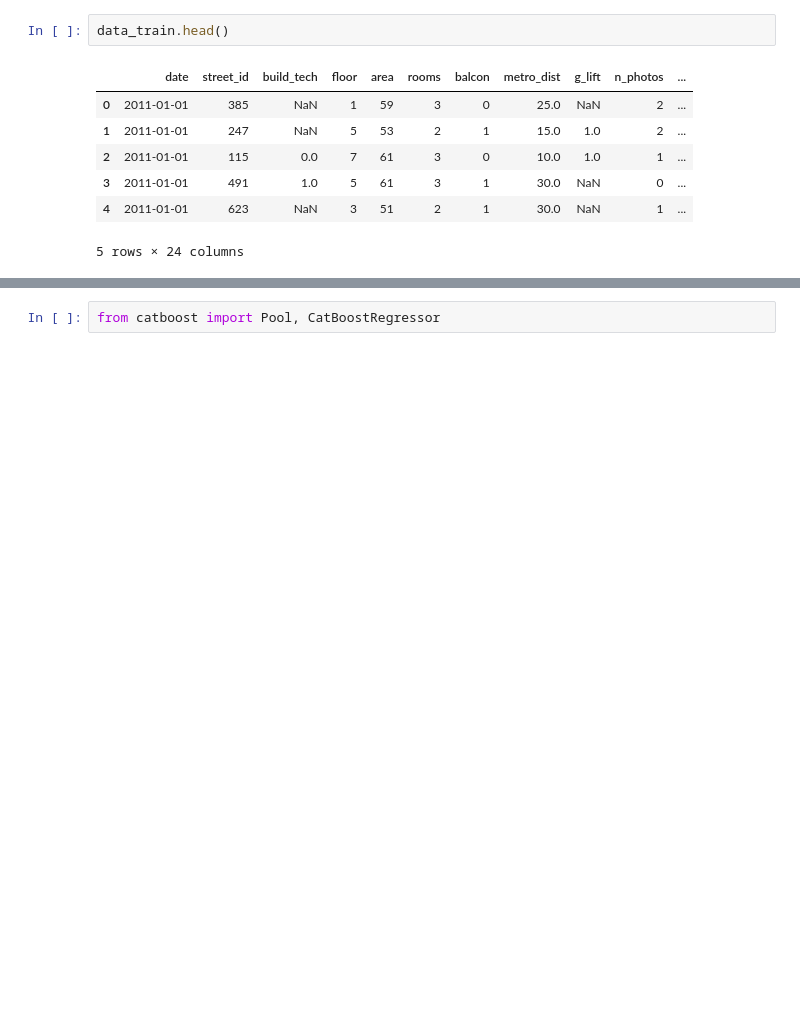
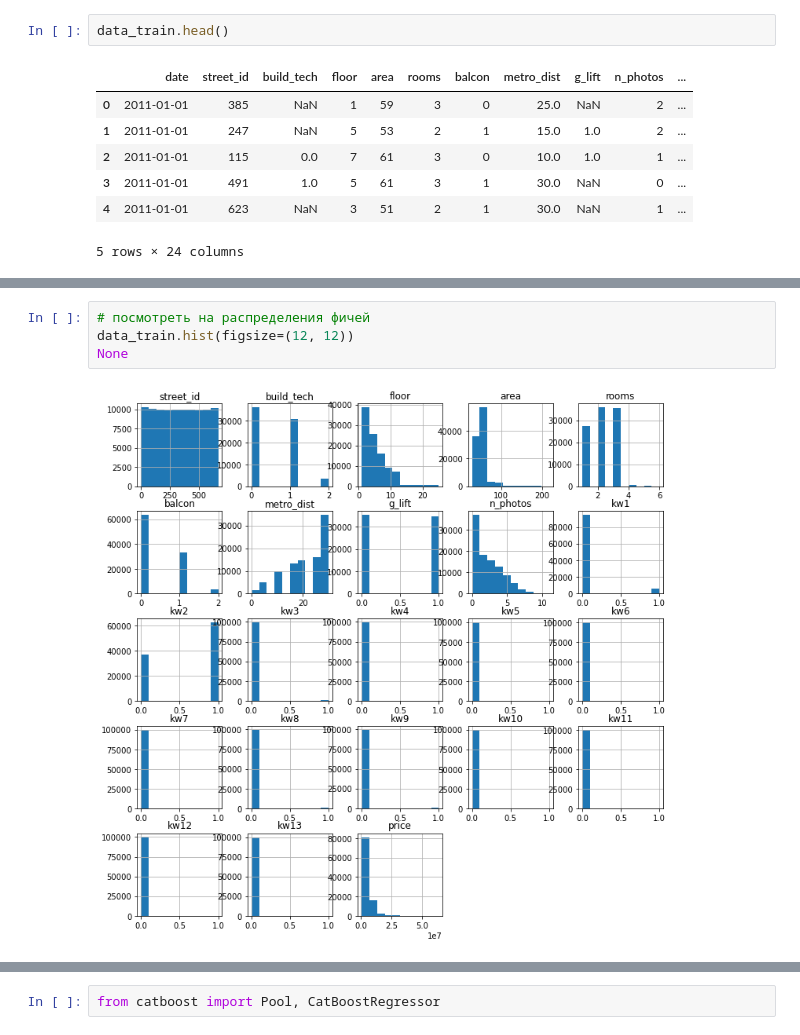
Before and after one commit to MisterPotz/MLbase_2021_spring, a Jupyter notebook: lecture05/dz3_clean.ipynb, the cells around one changed output, grey strips where cells are left out. Drawn from its saved outputs; the diff is of its cells as text; blank space fills up the shorter version.

```diff
--- a/lecture05/dz3_clean.ipynb
+++ b/lecture05/dz3_clean.ipynb
@@ -376,0 +415,6 @@ False
+# %%
+# посмотреть на распределения фичей
+data_train.hist(figsize=(12, 12))
+None
+# %% [output]
+[figure, added]
```
Also changed, not shown: parts of 78 cells of this notebook, 4 other files.
